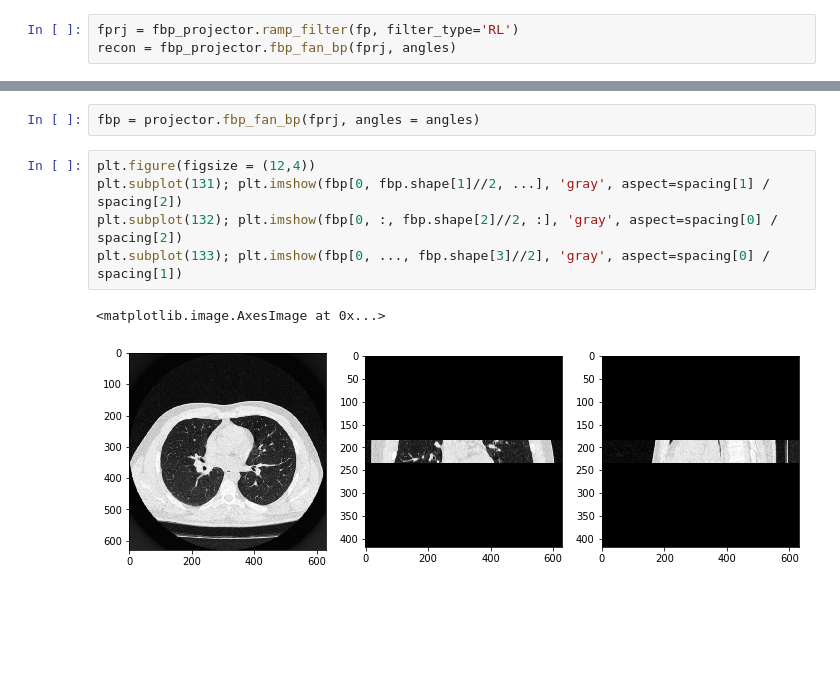
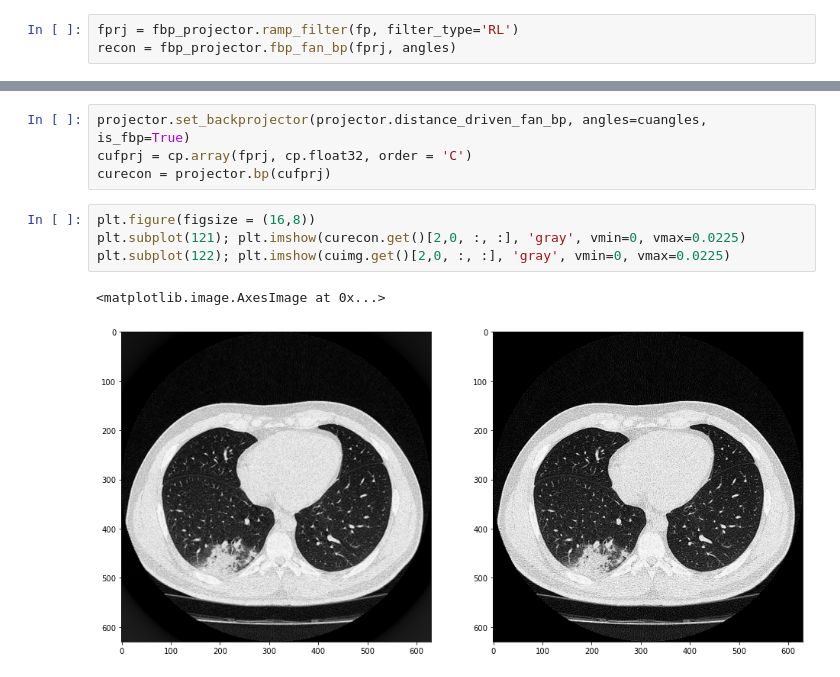
Before and after one commit to wudufan/CTProjector, a Jupyter notebook: example/ex_dd_fp_bp_fan_cupy.ipynb, the cells around one changed output, grey strips where cells are left out. Cells and saved outputs as stored; diff of their text form; blank space fills up the shorter version.

```diff
--- a/example/ex_dd_fp_bp_fan_cupy.ipynb
+++ b/example/ex_dd_fp_bp_fan_cupy.ipynb
@@ -123,10 +114,11 @@ plt.subplot(133); plt.imshow(bp[0, ..., bp.shape[3]//2], 'gray', aspect=spacing[
-# %%
-fbp = projector.fbp_fan_bp(fprj, angles = angles)
-# %%
-plt.figure(figsize = (12,4))
-plt.subplot(131); plt.imshow(fbp[0, fbp.shape[1]//2, ...], 'gray', aspect=spacing[1] / spacing[2])
-plt.subplot(132); plt.imshow(fbp[0, :, fbp.shape[2]//2, :], 'gray', aspect=spacing[0] / spacing[2])
-plt.subplot(133); plt.imshow(fbp[0, ..., fbp.shape[3]//2], 'gray', aspect=spacing[0] / spacing[1])
-# %% [output]
-<matplotlib.image.AxesImage at 0x...>
-[figure, removed]
+# %%
+projector.set_backprojector(projector.distance_driven_fan_bp, angles=cuangles, is_fbp=True)
+cufprj = cp.array(fprj, cp.float32, order = 'C')
+curecon = projector.bp(cufprj)
+# %%
+plt.figure(figsize = (16,8))
+plt.subplot(121); plt.imshow(curecon.get()[2,0, :, :], 'gray', vmin=0, vmax=0.0225)
+plt.subplot(122); plt.imshow(cuimg.get()[2,0, :, :], 'gray', vmin=0, vmax=0.0225)
+# %% [output]
+<matplotlib.image.AxesImage at 0x...>
+[figure, added]
```
Also changed, not shown: parts of 6 cells of this notebook, 7 other files.
